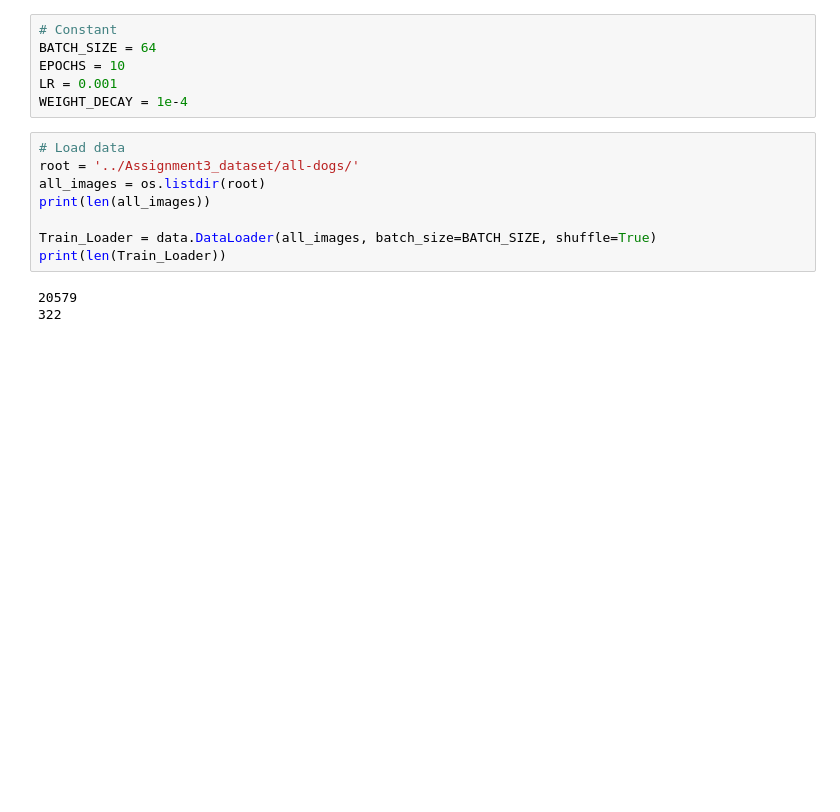
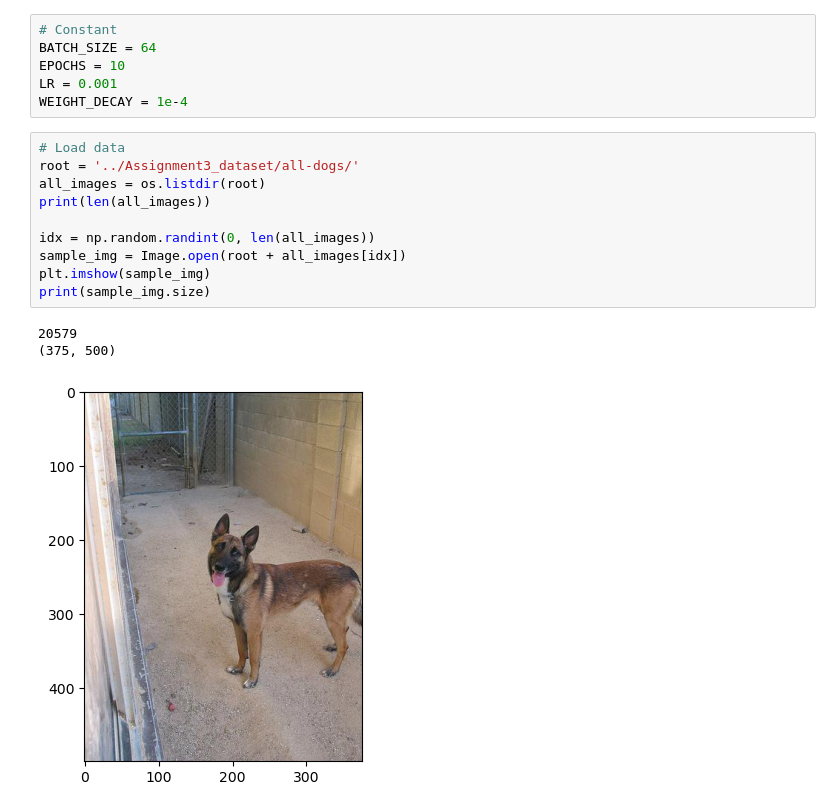
Before and after one commit to Hyr1sky/Neural-Network---Deep-Learning, a Jupyter notebook: Assignment3/puppy.ipynb, the cells around one changed output. Saved outputs shown, nothing was run; the diff lists cells and outputs as text; blank space fills up the shorter version.

```diff
--- a/Assignment3/puppy.ipynb
+++ b/Assignment3/puppy.ipynb
@@ -33,11 +33,14 @@ WEIGHT_DECAY = 1e-4
 # %%
 # Load data
 root = '../Assignment3_dataset/all-dogs/'
 all_images = os.listdir(root)
 print(len(all_images))
 
-Train_Loader = data.DataLoader(all_images, batch_size=BATCH_SIZE, shuffle=True)
-print(len(Train_Loader))
+idx = np.random.randint(0, len(all_images))
+sample_img = Image.open(root + all_images[idx])
+plt.imshow(sample_img)
+print(sample_img.size)
 # %% [output]
 20579
-322
+(375, 500)
+[figure, added]
```
Also changed, not shown: parts of 6 cells of this notebook.
